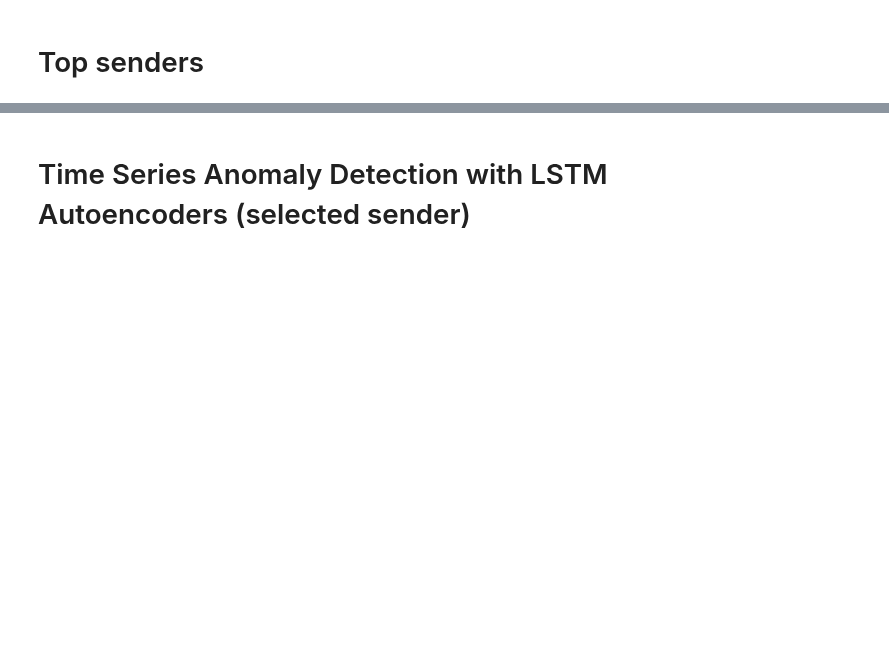
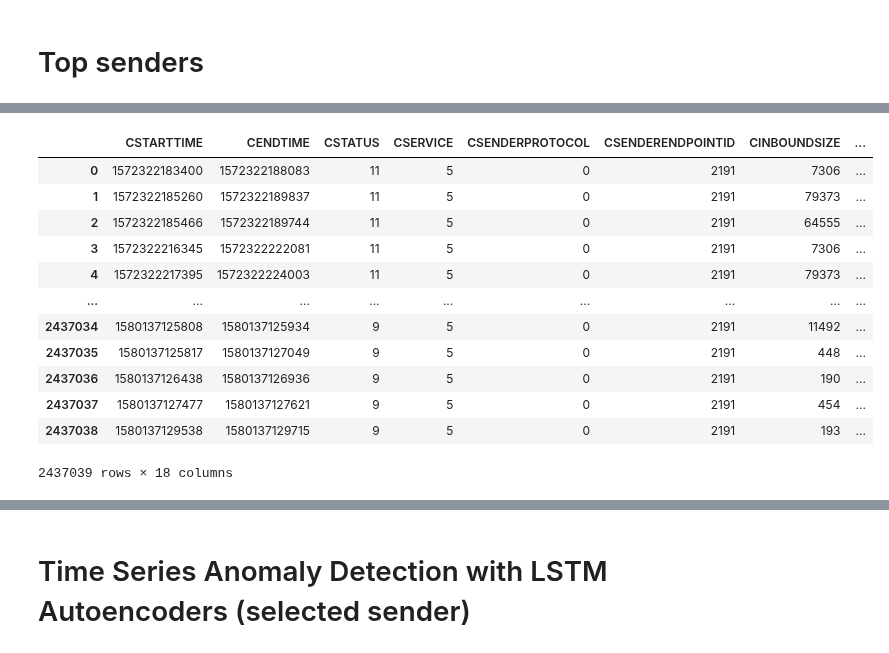
Before and after one commit to scray/scray, a Jupyter notebook: scray-examples/python/demo_messageCharts.ipynb, the cells around one changed output, grey strips where cells are left out. Saved outputs shown, nothing was run; the diff lists cells and outputs as text; code cells hidden in the pictures; blank space fills up the shorter version.

```diff
--- a/scray-examples/python/demo_messageCharts.ipynb
+++ b/scray-examples/python/demo_messageCharts.ipynb
@@ -232,0 +312,18 @@ pfall1
+# %%
+del pfall1['index']
+del pfall1['CGLOBALMESSAGEID']
+pfall1
+# %% [output]
+|  | CSTARTTIME | CENDTIME | CSTATUS | CSERVICE | CSENDERPROTOCOL | CSENDERENDPOINTID | CINBOUNDSIZE | ... |
+| 0 | 1572322183400 | 1572322188083 | 11 | 5 | 0 | 2191 | 7306 | ... |
+| 1 | 1572322185260 | 1572322189837 | 11 | 5 | 0 | 2191 | 79373 | ... |
+| 2 | 1572322185466 | 1572322189744 | 11 | 5 | 0 | 2191 | 64555 | ... |
+| 3 | 1572322216345 | 1572322222081 | 11 | 5 | 0 | 2191 | 7306 | ... |
+| 4 | 1572322217395 | 1572322224003 | 11 | 5 | 0 | 2191 | 79373 | ... |
+| ... | ... | ... | ... | ... | ... | ... | ... | ... |
+| 2437034 | 1580137125808 | 1580137125934 | 9 | 5 | 0 | 2191 | 11492 | ... |
+| 2437035 | 1580137125817 | 1580137127049 | 9 | 5 | 0 | 2191 | 448 | ... |
+| 2437036 | 1580137126438 | 1580137126936 | 9 | 5 | 0 | 2191 | 190 | ... |
+| 2437037 | 1580137127477 | 1580137127621 | 9 | 5 | 0 | 2191 | 454 | ... |
+| 2437038 | 1580137129538 | 1580137129715 | 9 | 5 | 0 | 2191 | 193 | ... |
+2437039 rows × 18 columns
```
Also changed, not shown: parts of 14 cells of this notebook, 7 other files.
